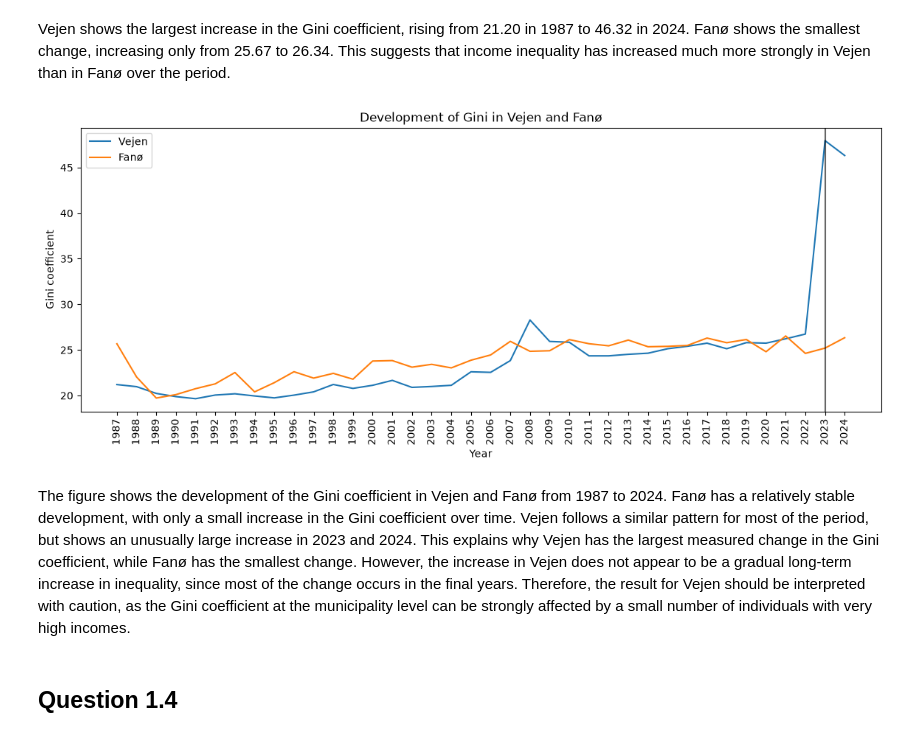
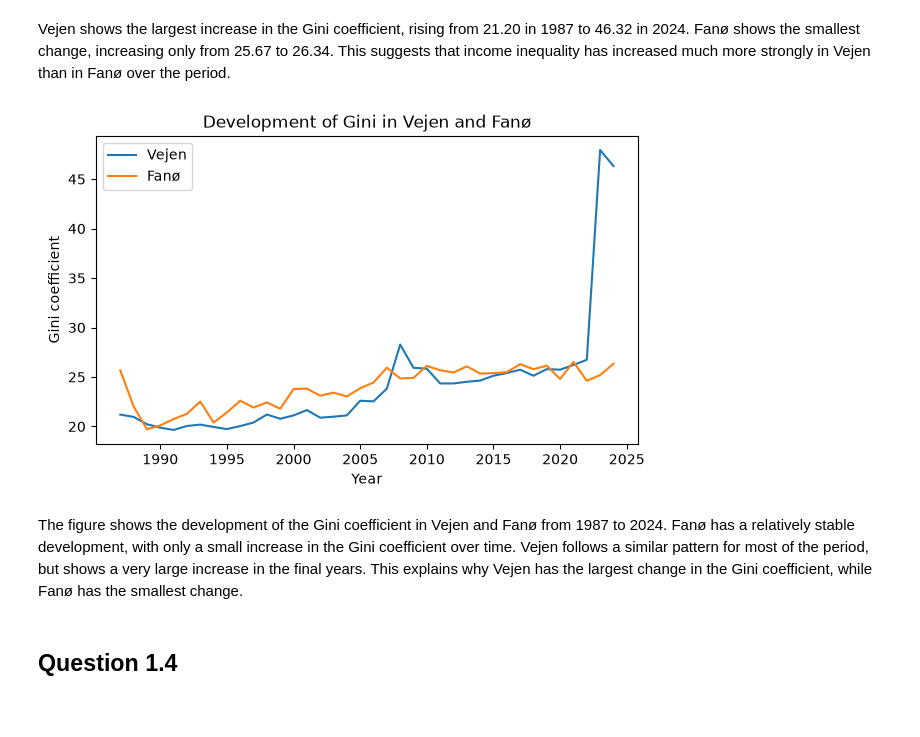
Before and after one commit to NumEconCopenhagen/projects-2025-philippa-ronya, a Jupyter notebook: 01_dataproject/dataproject.ipynb, the cells around one changed output. Cells and saved outputs as stored; diff of their text form; code cells hidden in the pictures; blank space fills up the shorter version.

```diff
--- a/01_dataproject/dataproject.ipynb
+++ b/01_dataproject/dataproject.ipynb
@@ -347,45 +332,35 @@ display(smallest_change)
 Vejen shows the largest increase in the Gini coefficient, rising from 21.20 in 1987 to 46.32 in 2024. Fanø shows the smallest change, increasing only from 25.67 to 26.34. This suggests that income inequality has increased much more strongly in Vejen than in Fanø over the period.
 # %%
 # Select data for Vejen and Fanø
-import black
-
-
 vejen = dp2.gini_municipalities[
     dp2.gini_municipalities['KOMMUNEDK'] == 'Vejen'
 ]
 
 fano = dp2.gini_municipalities[
     dp2.gini_municipalities['KOMMUNEDK'] == 'Fanø'
 ]
 
 # Plot the development of Gini over time
-fig = plt.figure(figsize=(14, 5))
+fig = plt.figure(figsize=(7, 4))
 ax = fig.add_subplot(111)
 
 # Sorting after the years
 vejen = vejen.sort_values('TID')
 fano = fano.sort_values('TID')
 
 ax.plot(vejen['TID'], vejen['GINI'], label='Vejen')
 ax.plot(fano['TID'], fano['GINI'], label='Fanø')
 
 ax.set_title('Development of Gini in Vejen and Fanø')
 ax.set_xlabel('Year')
 ax.set_ylabel('Gini coefficient')
 
-# Show every year on the x-axis
-ax.set_xticks(range(first_year, latest_year + 1))
-ax.tick_params(axis='x', rotation=90)
-
-# Highlight 2023
-ax.axvline(x=2023, linestyle='-',color = 'black', alpha=0.6)
-
 ax.legend()
 plt.show()
 # %% [output]
-[figure, old version]
+[figure, new version]
 # %% [markdown]
-The figure shows the development of the Gini coefficient in Vejen and Fanø from 1987 to 2024. Fanø has a relatively stable development, with only a small increase in the Gini coefficient over time. Vejen follows a similar pattern for most of the period, but shows an unusually large increase in 2023 and 2024. This explains why Vejen has the largest measured change in the Gini coefficient, while Fanø has the smallest change. However, the increase in Vejen does not appear to be a gradual long-term increase in inequality, since most of the change occurs in the final years. Therefore, the result for Vejen should be interpreted with caution, as the Gini coefficient at the municipality level can be strongly affected by a small number of individuals with very high incomes.
+The figure shows the development of the Gini coefficient in Vejen and Fanø from 1987 to 2024. Fanø has a relatively stable development, with only a small increase in the Gini coefficient over time. Vejen follows a similar pattern for most of the period, but shows a very large increase in the final years. This explains why Vejen has the largest change in the Gini coefficient, while Fanø has the smallest change.
 # %% [markdown]
 ## Question 1.4
 # %%
```
Also changed, not shown: parts of 5 cells of this notebook, 1 other file.
